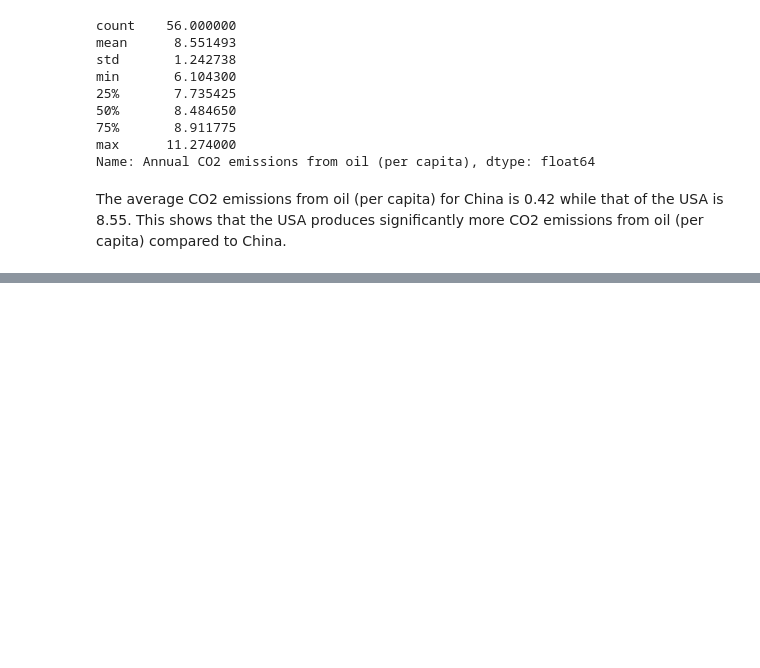
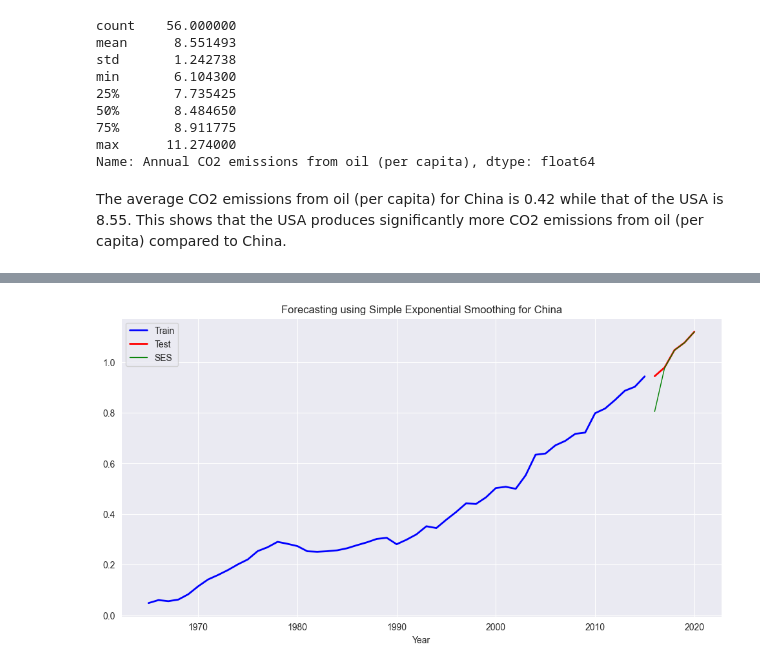
Before and after one commit to IshikaGopie/COMP6940-A4, a Jupyter notebook: section1.ipynb, the cells around one changed output, grey strips where cells are left out. Drawn from its saved outputs; the diff is of its cells as text; code cells hidden in the pictures; blank space fills up the shorter version.

```diff
--- a/section1.ipynb
+++ b/section1.ipynb
@@ -367,0 +432,5 @@ The average CO2 emissions from oil (per capita) for China is 0.42 while that of
+# %%
+co2_china = df_china[['Year', 'Annual CO2 emissions from oil (per capita)']]
+# %%
+china_train = co2_china[co2_china['Year'] <= 2015]
+china_test = co2_china[co2_china['Year'] > 2015]
@@ -367,0 +445,8 @@ The average CO2 emissions from oil (per capita) for China is 0.42 while that of
+# %%
+ax = china_train.plot(x='Year', y='Annual CO2 emissions from oil (per capita)', color='blue', label='Train', figsize=(12, 6), linewidth=2)
+china_test.plot(x='Year', y='Annual CO2 emissions from oil (per capita)', color='red', label='Test', ax=ax, linewidth=2)
+y_hat_avg_china.plot(x='Year', y='SES', color='green', label='SES', ax=ax, linewidth=1)
+plt.title('Forecasting using Simple Exponential Smoothing for China')
+plt.show()
+# %% [output]
+[figure, added]
```
Also changed, not shown: parts of 20 cells of this notebook.
